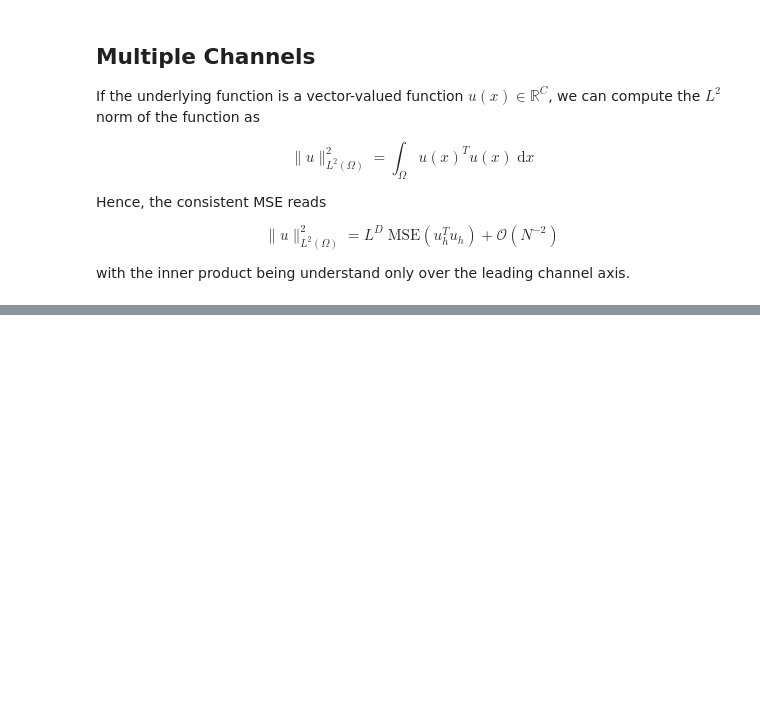
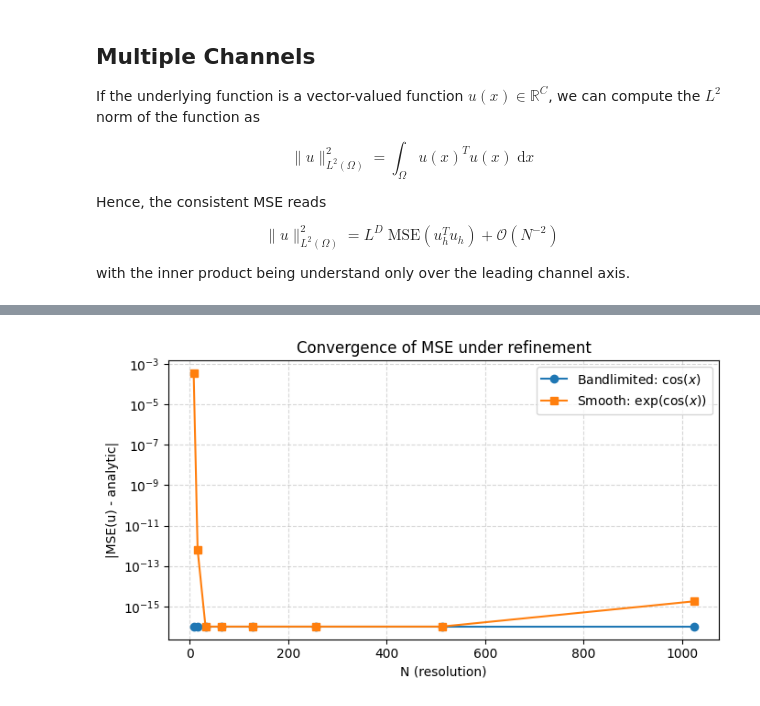
Before and after one commit to Ceyron/exponax, a Jupyter notebook: docs/examples/on_metrics_advanced.ipynb, the cells around one changed output, grey strips where cells are left out. Saved outputs shown, nothing was run; the diff lists cells and outputs as text; code cells hidden in the pictures; blank space fills up the shorter version.

```diff
--- a/docs/examples/on_metrics_advanced.ipynb
+++ b/docs/examples/on_metrics_advanced.ipynb
@@ -208,0 +699,37 @@ However, they are only identical if the function is bandlimited.
+# %%
+resolutions_conv = [8, 16, 32, 64, 128, 256, 512, 1024]
+
+# Bandlimited: cos(x), ||u||^2 = pi
+analytic_cos = jnp.pi
+
+# Non-bandlimited: exp(cos(x)), use high-N reference
+N_ref = 16384
+grid_ref = jnp.arange(N_ref) * (L / N_ref)
+analytic_exp = (L / N_ref) * jnp.sum(jnp.exp(jnp.cos(grid_ref)) ** 2)
+
+errors_cos = []
+errors_exp = []
+
+for N_i in resolutions_conv:
+    grid_i = jnp.arange(N_i) * (L / N_i)
+
+    u_cos = jnp.cos(grid_i)[None, :]
+    mse_cos = float(ex.metrics.MSE(u_cos, domain_extent=float(L)))
+    errors_cos.append(max(abs(mse_cos - float(analytic_cos)), 1e-16))
+
+    u_exp_i = jnp.exp(jnp.cos(grid_i))[None, :]
+    mse_exp = float(ex.metrics.MSE(u_exp_i, domain_extent=float(L)))
+    errors_exp.append(max(abs(mse_exp - float(analytic_exp)), 1e-16))
+
+plt.figure(figsize=(7, 4))
+plt.semilogy(resolutions_conv, errors_cos, "o-", label="Bandlimited: $\\cos(x)$")
+plt.semilogy(resolutions_conv, errors_exp, "s-", label="Smooth: $\\exp(\\cos(x))$")
+plt.xlabel("N (resolution)")
+plt.ylabel("|MSE(u) - analytic|")
+plt.title("Convergence of MSE under refinement")
+plt.legend()
+plt.grid(True, which="both", ls="--", alpha=0.5)
+plt.tight_layout()
+plt.show()
+# %% [output]
+[figure, added]
```
Also changed, not shown: parts of 29 cells of this notebook, 1 other file.
